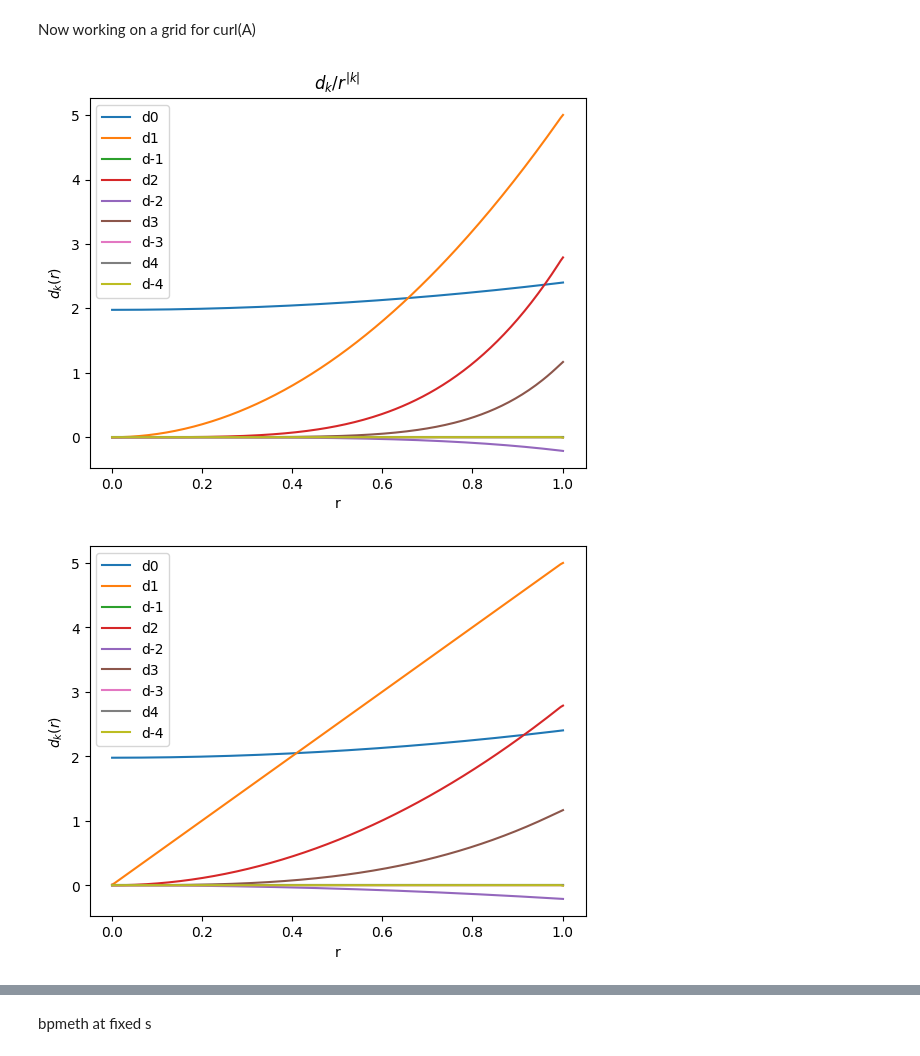
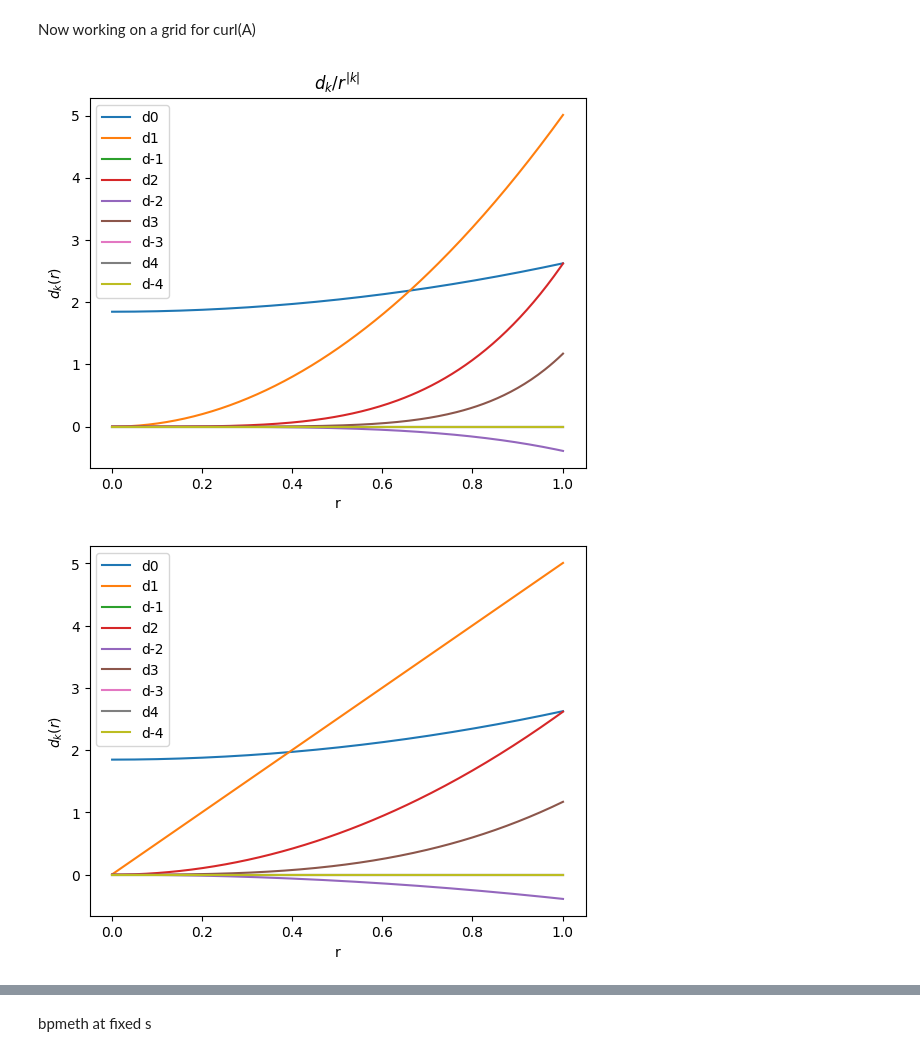
Before and after one commit to marcoliniF/bpmeth, a Jupyter notebook: preliminaryTrials/2.3abphiBABab_roundmeshgrid.ipynb, the cells around one changed output, grey strips where cells are left out. Drawn from its saved outputs; the diff is of its cells as text; code cells hidden in the pictures.

```diff
--- a/preliminaryTrials/2.3abphiBABab_roundmeshgrid.ipynb
+++ b/preliminaryTrials/2.3abphiBABab_roundmeshgrid.ipynb
@@ -8,7 +8,7 @@ from sympy.abc import x, y, s
 # %%
 #start from multipole coeefficients a_n(s)=a1,a2,... and b_n(s)
 a_coeffs = [1,2,3,4]
-b_coeffs = ["2-s**3",5,6,7]
+b_coeffs = ["2*exp(-s**2)",5,6,7]
 #get bpmeth opbject
 expansion=bpmeth.FieldExpansion(a=a_coeffs, b=b_coeffs)
 #expansion.plot_components()
@@ -257,7 +257,7 @@ rr=np.linspace(rmin,rmax,nr)
 #   x,y=rt2xy(r,theta)
 
 
-def dkharmonics(ByiBx=ByiBx, rr=rr,nk=nk,ntheta=102):
+def dkharmonics(ByiBx=ByiBx, rr=rr,nk=nk,ntheta=200):
   '''
   returns dk as function of r
   '''
@@ -545,18 +560,60 @@ def dklfitrawcut(dkofrarray, rr, nk, nl, rmin_fit=None):
     coeffs, _, _, _ = np.linalg.lstsq(V, polynomial, rcond=None)
 
     return coeffs.T   # shape (2*nk+1, nl)
+def dklfitraw_nodiv(dkofrarray, rr, nk, nl):
+    r0 = rr.max()
+    rn = rr / r0
+    dkl = np.zeros((2*nk+1, nl), dtype=complex)
+    kpos = np.arange(1, nk+1)
+
+    # k=0: exponents are 0, 2, 4, ..., 2*(nl-1)
+    V0 = np.column_stack([rn**(2*l) for l in range(nl)])
+    dkl[0, :] = np.linalg.lstsq(V0, dkofrarray[:, 0], rcond=None)[0]
+
+    for ik, k in enumerate(kpos):
+        # exponents are k, k+2, k+4, ..., k+2*(nl-1)
+        V = np.column_stack([rn**(k + 2*l) for l in range(nl)])
+        col_pos = 2*ik + 1
+        col_neg = 2*ik + 2
+        dkl[col_pos, :] = np.linalg.lstsq(V, dkofrarray[:, col_pos], rcond=None)[0]
+        dkl[col_neg, :] = np.linalg.lstsq(V, dkofrarray[:, col_neg], rcond=None)[0]
+
+    return dkl
+def dklfitrenormalized(dkofrarray, rr, nk, nl):
+    '''
+    renormalizes all r values to rref=2/3 rmax
+    '''
+
+
+
+    rr_ren = rr/rr[len(rr)*2//3]
+
+
+    polynomial = np.zeros((len(rr_ren), 2*nk+1), dtype=complex)
+    kpos = np.arange(1, nk+1)   # [1, 2, ..., nk]
+
+    for ir, r in enumerate(rr_ren):
+        polynomial[ir, 0]    = dkofrarray[ir, 0]
+        polynomial[ir, 1::2] = dkofrarray[ir, 1::2] / r**kpos   # positive k
+        polynomial[ir, 2::2] = dkofrarray[ir, 2::2] / r**kpos   # negative k, same |k|
+
+    x = rr_ren**2
+    V = np.vander(x, nl, increasing=True)
+    coeffs, _, _, _ = np.linalg.lstsq(V, polynomial, rcond=None)
+
+    return coeffs.T   # shape (2*nk+1, nl)
 def LHongrid(ByiBxongrid, s_index, nk):
     '''
     local harmonic analysis from By+iBx to dkl and coefficients a,b
     '''
     dk=dkongrid(Byibx_rts=ByiBxongrid, rr=rr, nk=nk, s_index=s_index)
-    dkl=dklfitrawcut(dk,rr,nk, nl)
+    dkl=dklfitraw_nodiv(dk,rr,nk, nl)
     an=bnianHAopt(dkl, nl,nk).imag
     bn=bnianHAopt(dkl, nl,nk).real
     return an, bn
-curlyix=curl_y+1j*curl_x
-#origByiBx=By_ana+1j*Bx_ana #to check from the original field
-dkgridout=dkongrid(Byibx_rts=curlyix, rr=rr, nk=nk,s_index=25, ntheta=102)
+#curlyix=curl_y+1j*curl_x
+origByiBx=By_ana+1j*Bx_ana #to check from the original field
+dkgridout=dkongrid(Byibx_rts=origByiBx, rr=rr, nk=nk,s_index=25, ntheta=102)
 #plot dk(r)/r^|k|
 for ki in range(2*nk+1):
   if ki % 2 != 0: #odd array indexes are storing positive k's
@@ -565,34 +622,34 @@ for ki in range(2*nk+1):
     plt.plot(rarr[:,0,sindex], dkgridout[:,ki]/rarr[:,0,sindex]**(-(ki)/2), label='d'+str(-ki//2))
 plt.xlabel('r')
 plt.ylabel('$d_k(r)$')
 #plt.plot(rarr[:,0,sindex],dkofr[:,4], label='ppp')
 plt.legend()
 plt.title('$d_k/r^{|k|}$')
 plt.show()
 #plot d_k(r)
 for ki in range(2*nk+1):
   if ki % 2 != 0: #odd array indexes are storing positive k's
     plt.plot(rarr[:,0,sindex], dkgridout[:,ki], label='d'+str((ki+1)//2))
   else:#even idexes->negative k's
     plt.plot(rarr[:,0,sindex], dkgridout[:,ki], label='d'+str(-ki//2))
 plt.xlabel('r')
 plt.ylabel('$d_k(r)$')
 #plt.plot(rarr[:,0,sindex],dkofr[:,4], label='ppp')
 plt.legend()
 plt.show()
 
 nl=nk//2+1
-griddkl=dklfitrawcut(dkofrarray=dkgridout ,rr=rr,nk=nk, nl=nl)
+griddkl=dklfitraw_nodiv(dkofrarray=dkgridout ,rr=rr,nk=nk, nl=nl)
 print("columns:l=0,1,2..., rows:k=0,1,-1,2,-2,...")
 np.set_printoptions(suppress=True,precision=3)
 print(griddkl)
 
 acurl, bcurl = LHongrid(ByiBxongrid=curlyix, s_index=25, nk=nk)
 print("a_n from curl ", acurl)
 print("b_n from curl ", bcurl)
 print("original a_n=", a_coeffs)
 print("original b_n=", b_coeffs)
 # %% [output]
-[figure, old version]
+[figure, new version]
-[figure, old version]
+[figure, new version]
 columns:l=0,1,2..., rows:k=0,1,-1,2,-2,...
```
Also changed, not shown: parts of 16 cells of this notebook.
